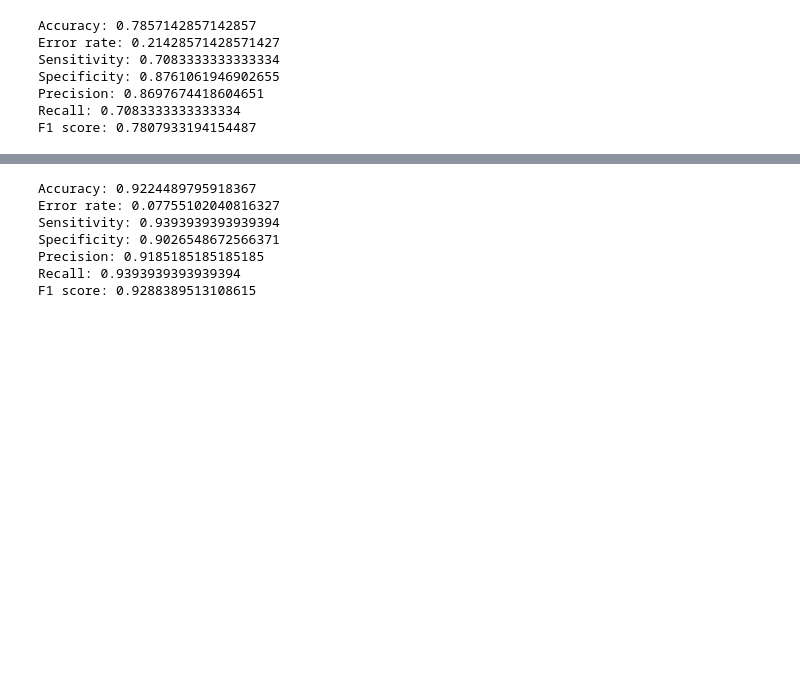
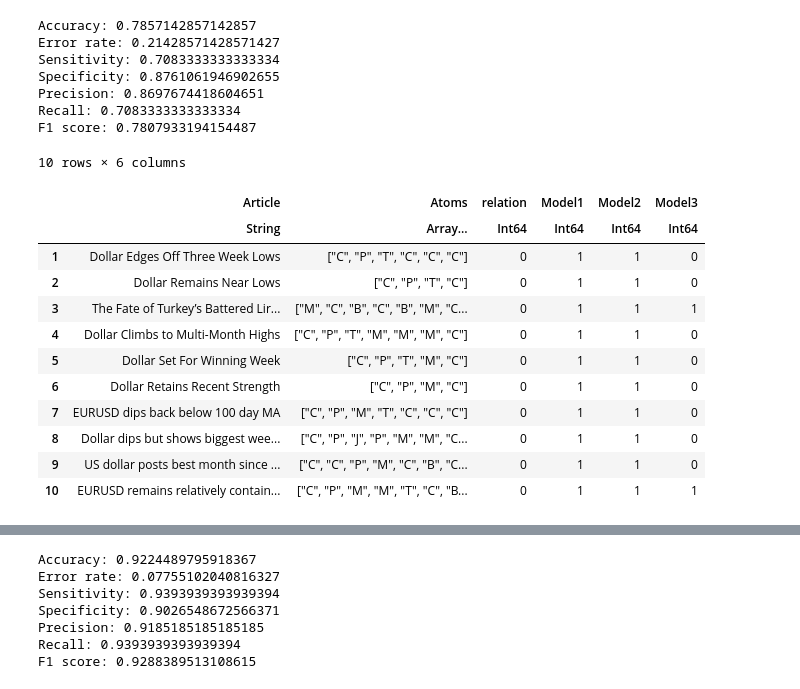
Before and after one commit to fmordarski/semantic_hypergraphs_nlp, a Jupyter notebook: second_stage.ipynb, the cells around one changed output, grey strips where cells are left out. Drawn from its saved outputs; the diff is of its cells as text; code cells hidden in the pictures; blank space fills up the shorter version.

```diff
--- a/second_stage.ipynb
+++ b/second_stage.ipynb
@@ -298,3 +302,20 @@ Specificity: 0.8761061946902655
 Precision: 0.8697674418604651
 Recall: 0.7083333333333334
 F1 score: 0.7807933194154487
+# %%
+false_negative = filter(row -> (row["Model2"] == 1) & (row["relation"] == 0), data);
+false_negative[shuffle(1:nrow(false_negative))[1:10], :]
+# %% [output]
+10 rows × 6 columns
+|  | Article | Atoms | relation | Model1 | Model2 | Model3 |
+|  | String | Array… | Int64 | Int64 | Int64 | Int64 |
+| 1 | Dollar Edges Off Three Week Lows | ["C", "P", "T", "C", "C", "C"] | 0 | 1 | 1 | 0 |
+| 2 | Dollar Remains Near Lows | ["C", "P", "T", "C"] | 0 | 1 | 1 | 0 |
+| 3 | The Fate of Turkey’s Battered Lir... | ["M", "C", "B", "C", "B", "M", "C... | 0 | 1 | 1 | 1 |
+| 4 | Dollar Climbs to Multi-Month Highs | ["C", "P", "T", "M", "M", "M", "C"] | 0 | 1 | 1 | 0 |
+| 5 | Dollar Set For Winning Week | ["C", "P", "T", "M", "C"] | 0 | 1 | 1 | 0 |
+| 6 | Dollar Retains Recent Strength | ["C", "P", "M", "C"] | 0 | 1 | 1 | 0 |
+| 7 | EURUSD dips back below 100 day MA | ["C", "P", "M", "T", "C", "C", "C"] | 0 | 1 | 1 | 0 |
+| 8 | Dollar dips but shows biggest wee... | ["C", "P", "J", "P", "M", "M", "C... | 0 | 1 | 1 | 0 |
+| 9 | US dollar posts best month since ... | ["C", "C", "P", "M", "C", "B", "C... | 0 | 1 | 1 | 0 |
+| 10 | EURUSD remains relatively contain... | ["C", "P", "M", "M", "T", "C", "B... | 0 | 1 | 1 | 1 |
```
Also changed, not shown: parts of 7 cells of this notebook.
